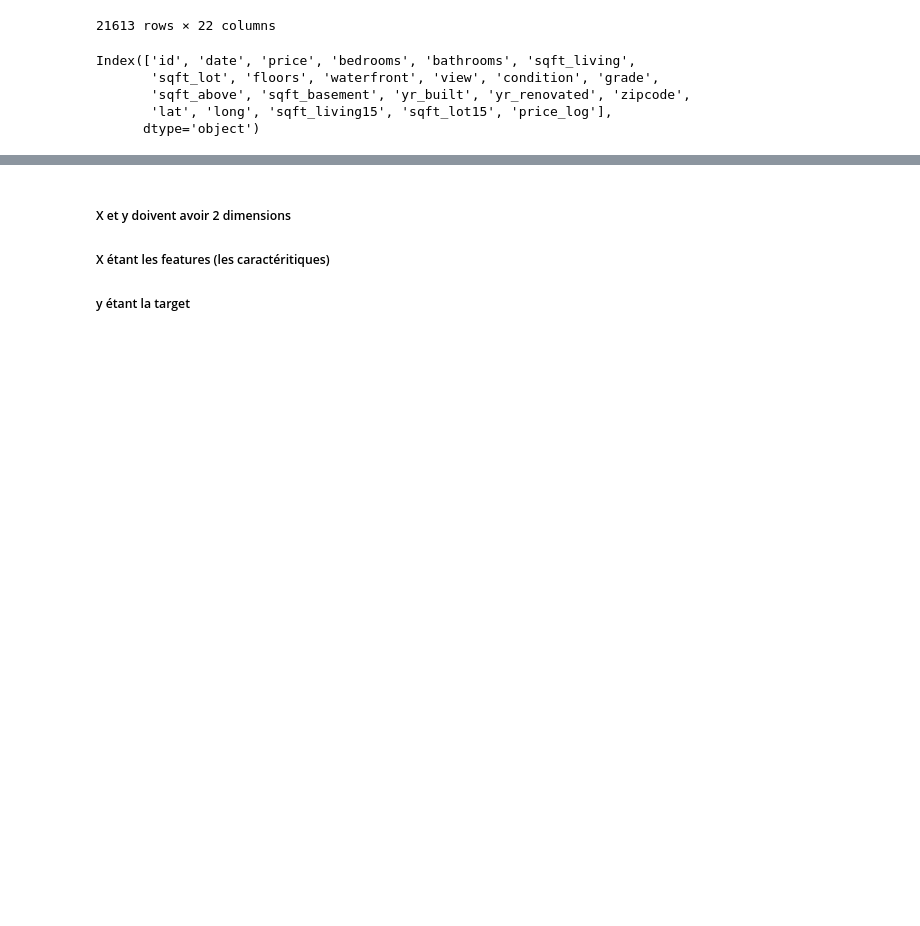
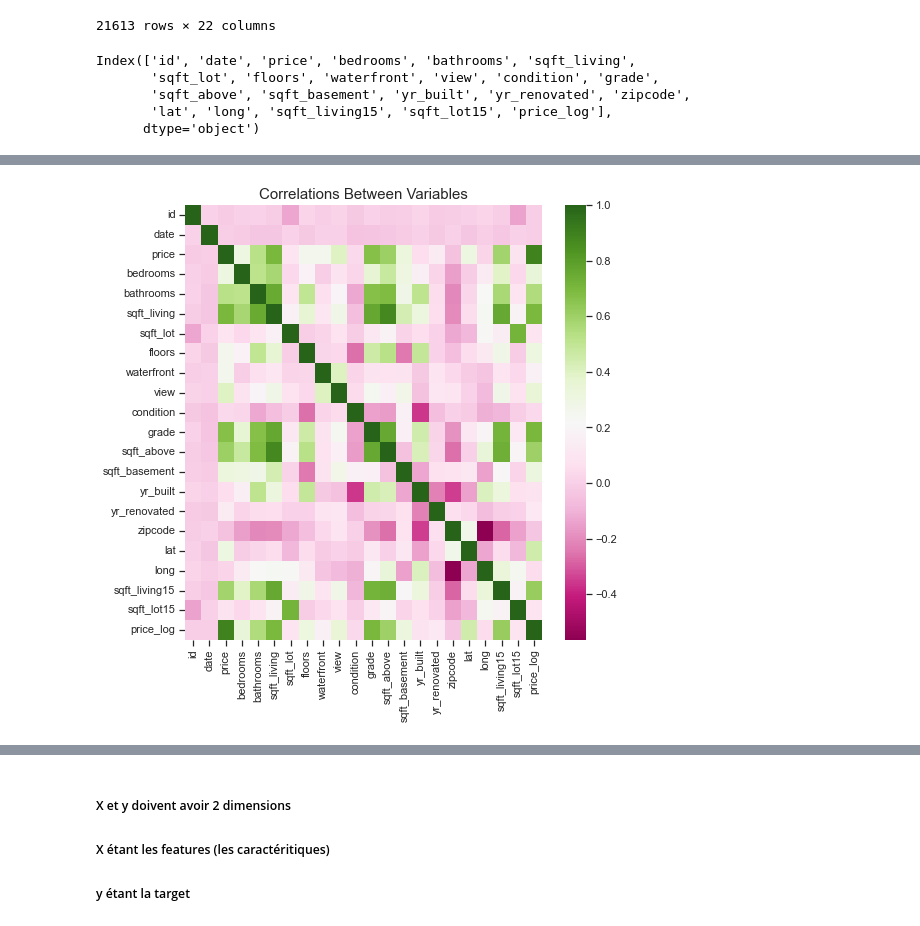
Before and after one commit to GSoulat/Dev-IA, a Jupyter notebook: PRIX D UNE MAISON/prix maison.ipynb, the cells around one changed output, grey strips where cells are left out. Saved outputs shown, nothing was run; the diff lists cells and outputs as text; code cells hidden in the pictures; blank space fills up the shorter version.

```diff
--- a/PRIX D UNE MAISON/prix maison.ipynb
+++ b/PRIX D UNE MAISON/prix maison.ipynb
@@ -156,0 +206,8 @@ dr = DummyRegressor()
+# %%
+with sns.axes_style('ticks', {'figure.facecolor': 'white'}):
+    plt.figure(figsize=(8,8))
+    sns.heatmap(df.corr(),cmap="PiYG")
+    plt.title("Correlations Between Variables", size=15)
+    plt.show()
+# %% [output]
+[figure, added]
```
Also changed, not shown: parts of 64 cells of this notebook, 1 other file.
